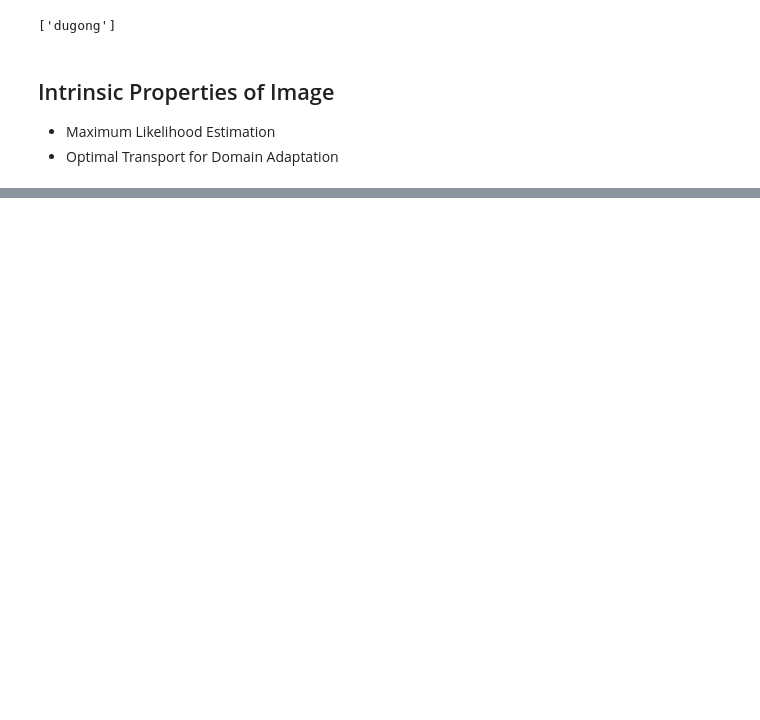
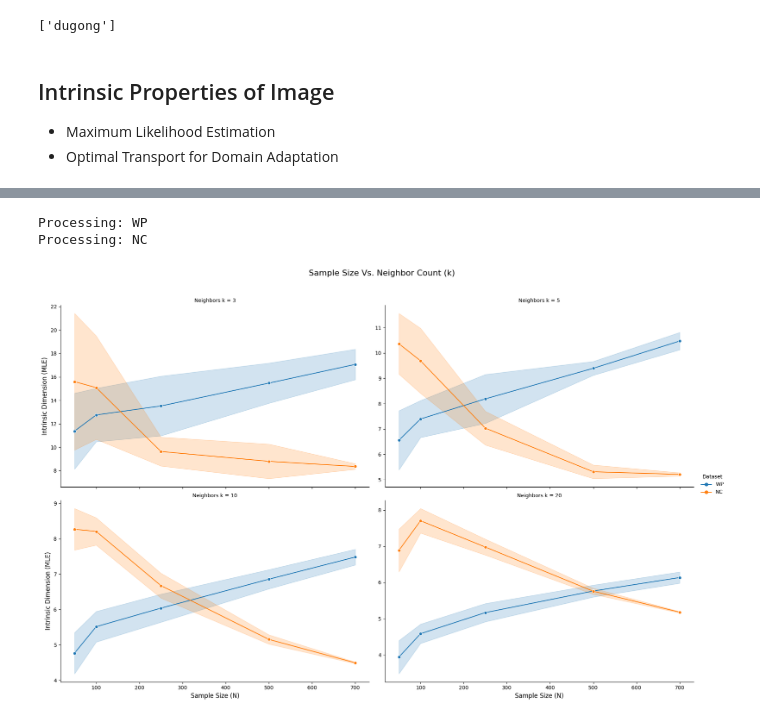
Before and after one commit to emanuel-gf/Dugongs_IRISA-MARBEC-LIRMM, a Jupyter notebook: chapter1_exploring/presentation/preset.ipynb, the cells around one changed output, grey strips where cells are left out. Drawn from its saved outputs; the diff is of its cells as text; code cells hidden in the pictures; blank space fills up the shorter version.

```diff
--- a/chapter1_exploring/presentation/preset.ipynb
+++ b/chapter1_exploring/presentation/preset.ipynb
@@ -63,0 +367,58 @@ Assumptions:
+# %%
+# Configuration
+sample_sizes = [50, 100, 250, 500, 700]
+neighbors_list = [3, 5, 10, 20]
+n_iterations = 15
+
+results_list = []
+
+for name, data in datasets_l.items():
+    print(f"Processing: {name}")
+    for n in sample_sizes:
+        if n > data.shape[0]: continue
+
+        for i in range(n_iterations):
+            idx = np.random.choice(data.shape[0], size=n, replace=False)
+            # Calculate MLE for all k at once for this specific sample
+            res = calculate_MLE(dataset=data[idx],
+                                 list_neighboors=neighbors_list,
+                                 verbose=False)
+
+            for k, val in res.items():
+                results_list.append({
+                    'Dataset': name,
+                    'Sample Size': n,
+                    'k': k,
+                    'MLE': val
+                })
+
+df_interaction = pd.DataFrame(results_list)
+# %% [output]
+Processing: WP
+Processing: NC
+# %%
+# Using 'hue' for Dataset and 'style' (or row/col) for k to see the interplay
+g = sns.relplot(
+    data=df_interaction,
+    x='Sample Size',
+    y='MLE',
+    hue='Dataset',
+    col='k',
+    kind='line',
+    marker='o',
+    facet_kws={'sharey': False},
+    errorbar='sd',
+    col_wrap = 2,
+    height = 6,
+    aspect = 1.5
+)
+
+g.set_axis_labels("Sample Size (N)", "Intrinsic Dimension (MLE)",
+                 fontsize=12)
+g.set_titles("Neighbors k = {col_name}",fontsize=20)
+plt.subplots_adjust(top=0.90)
+g.fig.suptitle('Sample Size Vs. Neighbor Count (k)',fontsize=16)
+
+plt.show()
+# %% [output]
+[figure, added]
```
Also changed, not shown: parts of 32 cells of this notebook, 1 other file.
